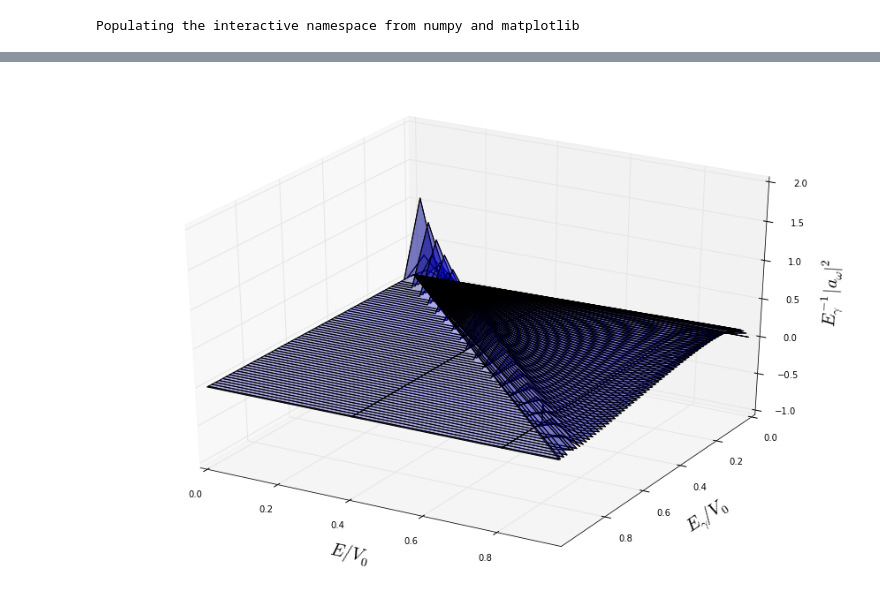
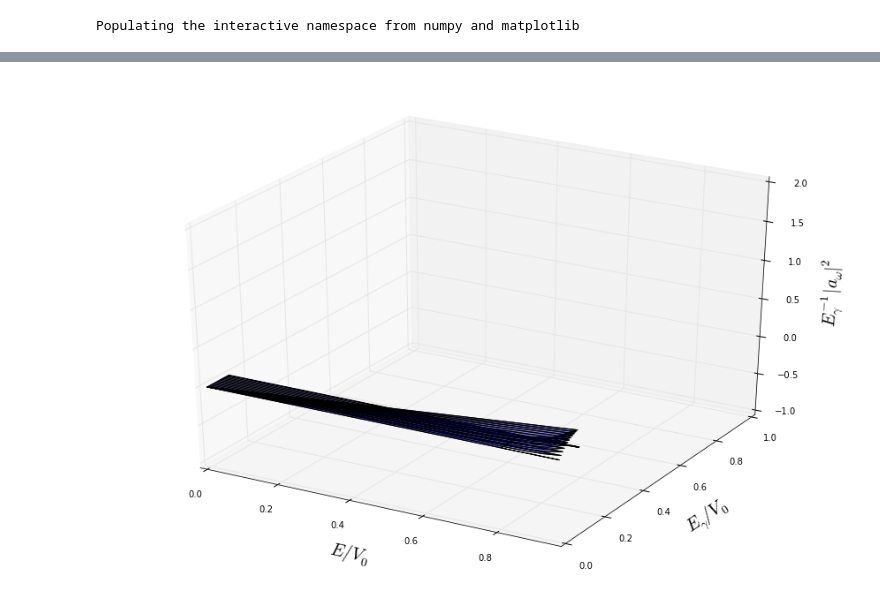
Before and after one commit to daniel-lozano/Thesis, a Jupyter notebook: 3D .ipynb, the cells around one changed output, grey strips where cells are left out. Cells and saved outputs as stored; diff of their text form; code cells hidden in the pictures.

```diff
--- a/3D .ipynb
+++ b/3D .ipynb
@@ -10,7 +10,7 @@ Populating the interactive namespace from numpy and matplotlib
 # %%
 M=1#0.51*10**6
 
-A=500
+A=100
 A1=20
 # %%
 #Matrices que se llenaran
@@ -29,7 +29,7 @@ for i in range(A1):
 x=[]
 for i in range(A):
     #if(i*1.0/A+0.001>0.5):
-    x.append(i*1.0/A+0.001)
+    x.append((i*1.0/A+0.001)*0.1)
 
 #print "minimos x,z",min(x),min(z),"maximos x,z",max(x),max(z),len(x),len(z)
 
@@ -37,9 +37,9 @@ for i in range(A):
 for i in range(len(z)):
     for j in range(len(x)):
 
-        if(x[j]>=z[i]):
+        if(x[j]>=z[i]*0.1):
             b=0
-        if(x[j]<z[i]):
+        if(x[j]<z[i]*0.1):
             Dt=a*sqrt(M/(2*1-2*z[i]))
             #Dt=a*sqrt(M/(2*1-2*X1+2*Egamma1[i]))
             a1=( ( (  sqrt(2*(1-z[i]+x[j])/M)   -   sqrt(2*z[i]/M)      )**2 )/x[j])
@@ -118,32 +150,32 @@ from matplotlib import cm
 
 fig = plt.figure()
 ax = fig.gca(projection='3d')
 
 Y=E
 Z=B
 ax.plot_surface(X, Y, Z, rstride=8, cstride=8, alpha=0.3)
 cset = ax.contour(X, Y, Z, zdir='z', offset=-100, cmap=cm.coolwarm)
 cset = ax.contour(X, Y, Z, zdir='x', offset=-40, cmap=cm.coolwarm)
 cset = ax.contour(X, Y, Z, zdir='y', offset=40, cmap=cm.coolwarm)
 ax.invert_yaxis()
 
 ax.set_xlabel('X')
 #ax.set_xlim(0, 1)
 ax.set_ylabel('Y')
-#ax.set_ylim(0, 1)
+ax.set_ylim(0,1)
 
 ax.set_zlabel('Z')
 ax.set_zlim(-1, 2)
 
 ax.set_xlabel("$ E/V_{0}$",size=20)
 ax.set_ylabel("$ E_{\gamma}/ V_{0} $",size=20)
 ax.set_zlabel("$ E_{\gamma}^{-1}|a_{\omega}|^{2} $",size=20)
 
 
 
 
 
 
 plt.show()
 # %% [output]
-[figure, old version]
+[figure, new version]
```
Also changed, not shown: parts of 3 cells of this notebook.
